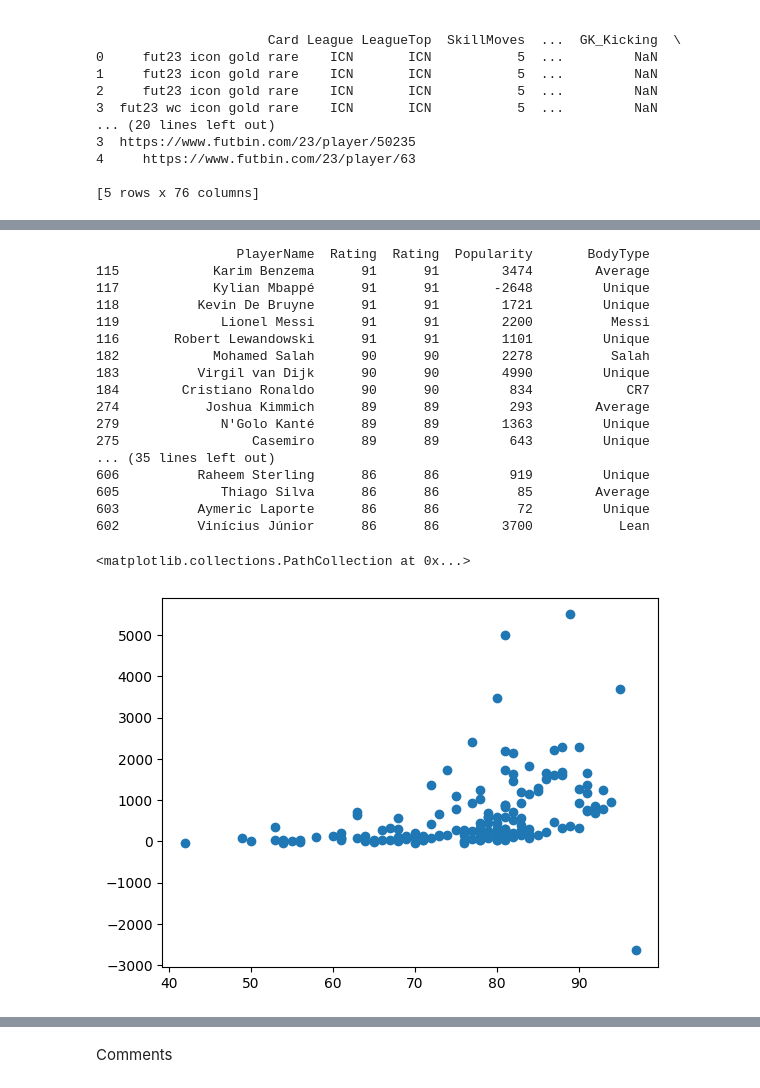
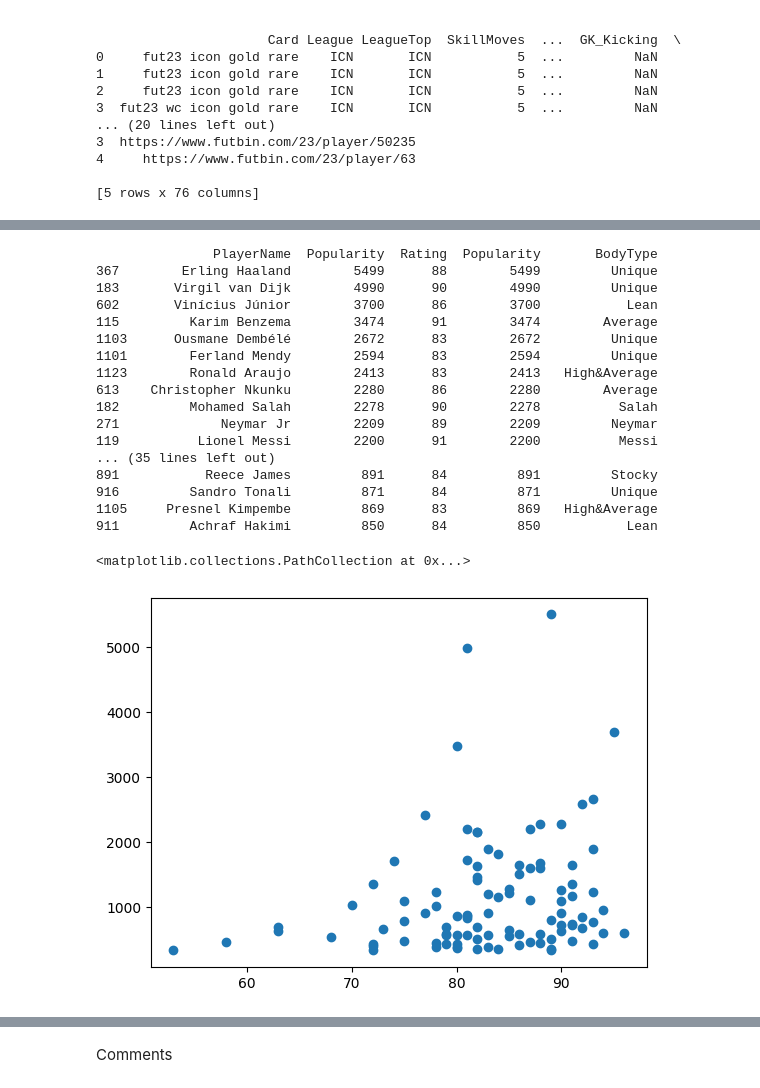
Before and after one commit to StrictHornet/FIFA, a Jupyter notebook: is_he_meta.ipynb, the cells around one changed output, grey strips where cells are left out. Drawn from its saved outputs; the diff is of its cells as text; code cells hidden in the pictures.

```diff
--- a/is_he_meta.ipynb
+++ b/is_he_meta.ipynb
@@ -34,5 +34,5 @@ print(top_player_stats)
 # %%
-stat = "Rating"
+stat = "Popularity"
 perfect_stat = dataset #.loc[:, ['PlayerName', 'Rating']]
 #perfect_stat = perfect_stat.loc[perfect_stat['Popularity'] >= 450]
 perfect_stat = perfect_stat.loc[perfect_stat['Position'] != "GK"]
@@ -44,31 +44,31 @@ perfect_stat = perfect_stat.drop(perfect_stat[perfect_stat.Card != "fut23 gold r
 perfect_stat = perfect_stat.sort_values(by = stat, ascending = False)
 print(perfect_stat.head(50)[["PlayerName", stat, "Rating", "Popularity", "BodyType"]])
 # %% [output]
-                  PlayerName  Rating  Rating  Popularity       BodyType
-115            Karim Benzema      91      91        3474        Average
-117            Kylian Mbappé      91      91       -2648         Unique
-118          Kevin De Bruyne      91      91        1721         Unique
-119             Lionel Messi      91      91        2200          Messi
-116       Robert Lewandowski      91      91        1101         Unique
-182            Mohamed Salah      90      90        2278          Salah
-183          Virgil van Dijk      90      90        4990         Unique
-184        Cristiano Ronaldo      90      90         834            CR7
-274           Joshua Kimmich      89      89         293        Average
-279             N'Golo Kanté      89      89        1363         Unique
-275                 Casemiro      89      89         643         Unique
+               PlayerName  Popularity  Rating  Popularity       BodyType
+367        Erling Haaland        5499      88        5499         Unique
+183       Virgil van Dijk        4990      90        4990         Unique
+602       Vinícius Júnior        3700      86        3700           Lean
+115         Karim Benzema        3474      91        3474        Average
+1103      Ousmane Dembélé        2672      83        2672         Unique
+1101        Ferland Mendy        2594      83        2594         Unique
+1123        Ronald Araujo        2413      83        2413   High&Average
+613    Christopher Nkunku        2280      86        2280        Average
+182         Mohamed Salah        2278      90        2278          Salah
+271             Neymar Jr        2209      89        2209         Neymar
+119          Lionel Messi        2200      91        2200          Messi
 ... (35 lines left out)
-606          Raheem Sterling      86      86         919         Unique
-605             Thiago Silva      86      86          85        Average
-603          Aymeric Laporte      86      86          72         Unique
-602          Vinícius Júnior      86      86        3700           Lean
+891           Reece James         891      84         891         Stocky
+916         Sandro Tonali         871      84         871         Unique
+1105     Presnel Kimpembe         869      83         869   High&Average
+911         Achraf Hakimi         850      84         850           Lean
 # %%
 #Top 150 Players
-top_players = perfect_stat.head(150)
+top_players = perfect_stat.head(100)
 
 plt.scatter(top_players.PAC, top_players.Popularity, )
 # %% [output]
 <matplotlib.collections.PathCollection at 0x...>
-[figure, old version]
+[figure, new version]
 # %%
 plt.scatter(top_players.PAS, top_players.Popularity, )
 # %% [output]
```
Also changed, not shown: parts of 7 cells of this notebook.
